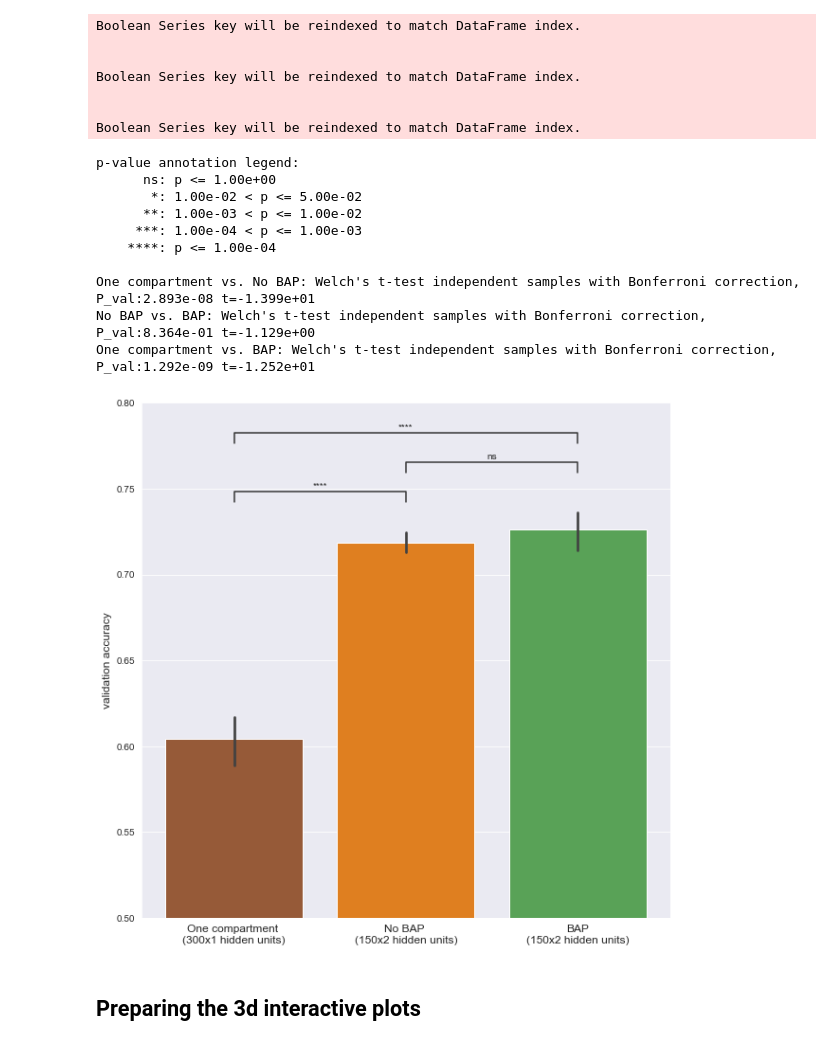
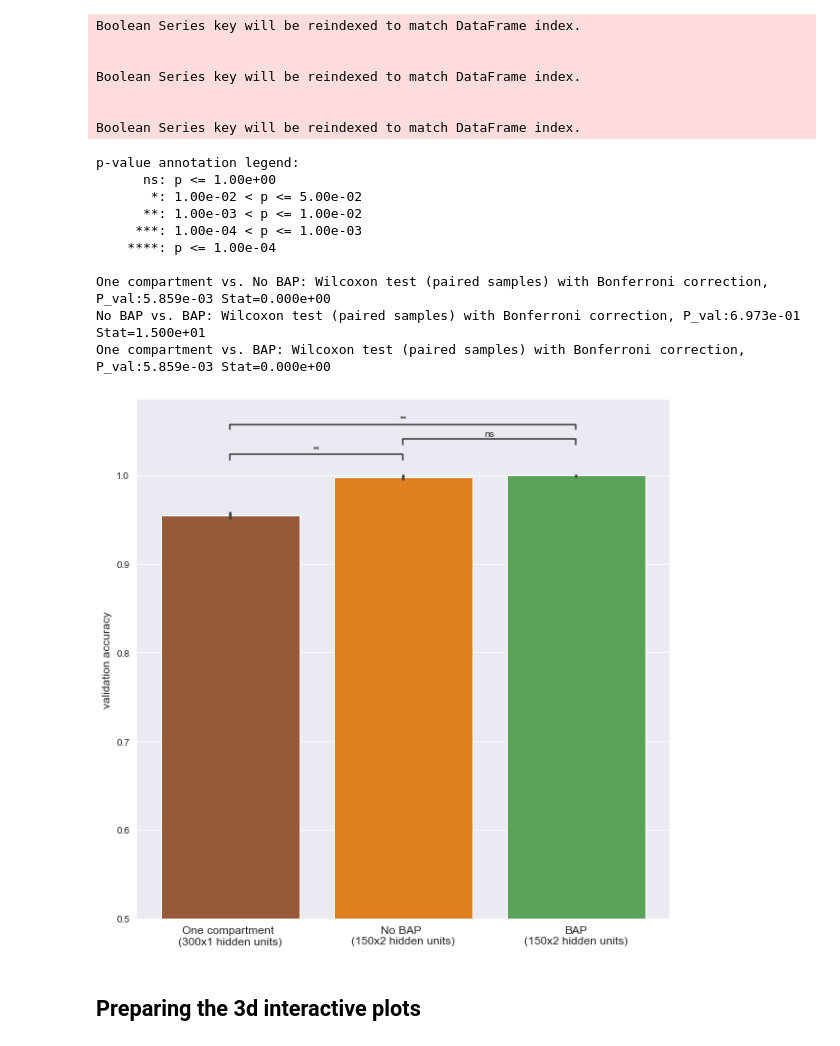
Before and after one commit to wesleymth/linear-nonlinear-dendrites, a Jupyter notebook: training/heidelberg_hyperparam_visual.ipynb, the cells around one changed output. Cells and saved outputs as stored; diff of their text form; code cells hidden in the pictures.

```diff
--- a/training/heidelberg_hyperparam_visual.ipynb
+++ b/training/heidelberg_hyperparam_visual.ipynb
@@ -33,5 +33,7 @@ hyper_params = {
 number_of_seeds = 10
 save = True
 titles = False
+test_used = 'Wilcoxon' # 't-test_welch'
 dpi = 600
 one_palette_for_all = 'Set1_r'
+train_or_test = 'test' # 'test
@@ -65,4 +85,18 @@ def load_training_performance(run_name:str, number_of_seeds:int)->pd.DataFrame:
 
         performance.append(single_seed_performance)
 
-    return pd.concat(performance).reset_index(drop=True)
+    performance = pd.concat(performance).reset_index(drop=True) # return pd.concat(performance).reset_index(drop=True)
+
+    train_data = performance.query('epoch in [0, 199]').copy()
+    train_data.loc[:, 'time'] = train_data.epoch.astype(str)
+    train_data.replace('0', 'initial', inplace=True)
+    train_data.replace('199', 'final', inplace=True)
+    train_data.reset_index(drop=True, inplace=True)
+
+
+    return train_data
+
+# train_plot_data = performance.query('epoch in [0, 199]').copy()
+# train_plot_data.loc[:, 'Epoch'] = train_plot_data.epoch.astype(str)
+# train_plot_data.replace('0', 'Before training', inplace=True)
+# train_plot_data.replace('199', 'After training', inplace=True)
@@ -310,8 +476,13 @@ color palette chose : rainbow_r
 ## Bar plot comparaison of One Compartment model (no dendritic capturing) versus BAP or No BAP (capturing dendritic interactions) if the number of hidden units is of factor 2
 (*2 or /2)
 # %%
-run_x_units = load_test_performance('run_5_24_08_22', 10) # lr=1e-3, batch_size=128, 150 hidden units
-run_2x_units = load_test_performance('run_9_01_09_22', 10) # lr=1e-3, batch_size=128, 300 hidden units
+if train_or_test == 'test':
+    run_x_units = load_test_performance('run_5_24_08_22', 10) # lr=1e-3, batch_size=128, 150 hidden units
+    run_2x_units = load_test_performance('run_9_01_09_22', 10) # lr=1e-3, batch_size=128, 300 hidden units
+
+elif train_or_test == 'train':
+    run_x_units = load_training_performance('run_5_24_08_22', 10) # lr=1e-3, batch_size=128, 150 hidden units
+    run_2x_units = load_training_performance('run_9_01_09_22', 10) # lr=1e-3, batch_size=128, 300 hidden units
 # %%
 # Create two plots side by side.
 fig, (ax1, ax2) = plt.subplots(1, 2, figsize=(10, 7), sharey=True)
@@ -373,7 +544,7 @@ plt.ylim([0.5,0.8])
 pairs = [('One compartment','No BAP'), ('One compartment', 'BAP'), ('No BAP', 'BAP')]
 annot = Annotator(ax, pairs, x = "model_name", y = "accuracy", data = df, order=['One compartment', 'No BAP', 'BAP'])
 
-annot.configure(test='t-test_welch', text_format='star', loc='inside', verbose=2, comparisons_correction="Bonferroni")
+annot.configure(test=test_used, text_format='star', loc='inside', verbose=2, comparisons_correction="Bonferroni")
 annot.apply_test()
 ax, test_results = annot.annotate()
 
@@ -382,37 +553,37 @@ if titles:
 #plt.title(title, fontdict={'fontsize': 18})
 
 plt.xlabel(xlabel='',
            fontdict={
                'size':12
            }
            )
 plt.ylabel(ylabel='validation accuracy',
            fontdict={
                'size':12
            }
            )
 
 
 
 ax.set_xticklabels(['One compartment \n(300x1 hidden units)', 'No BAP \n(150x2 hidden units)', 'BAP\n(150x2 hidden units)'],
                    fontdict={'fontsize':12}
                    )
 #plt.tight_layout()
 if save:
     plt.savefig('../data/heidelberg_hyperparam_visual/figure5.png', dpi=dpi)
 plt.show()
 # %% [output]
 p-value annotation legend:
       ns: p <= 1.00e+00
        *: 1.00e-02 < p <= 5.00e-02
       **: 1.00e-03 < p <= 1.00e-02
      ***: 1.00e-04 < p <= 1.00e-03
     ****: p <= 1.00e-04
 
-One compartment vs. No BAP: Welch's t-test independent samples with Bonferroni correction, P_val:2.893e-08 t=-1.399e+01
-No BAP vs. BAP: Welch's t-test independent samples with Bonferroni correction, P_val:8.364e-01 t=-1.129e+00
-One compartment vs. BAP: Welch's t-test independent samples with Bonferroni correction, P_val:1.292e-09 t=-1.252e+01
+One compartment vs. No BAP: Wilcoxon test (paired samples) with Bonferroni correction, P_val:5.859e-03 Stat=0.000e+00
+No BAP vs. BAP: Wilcoxon test (paired samples) with Bonferroni correction, P_val:6.973e-01 Stat=1.500e+01
+One compartment vs. BAP: Wilcoxon test (paired samples) with Bonferroni correction, P_val:5.859e-03 Stat=0.000e+00
-[figure, old version]
+[figure, new version]
 # %% [markdown]
 ## Preparing the 3d interactive plots
 # %%
```
Also changed, not shown: parts of 17 cells of this notebook, 1 other file.
